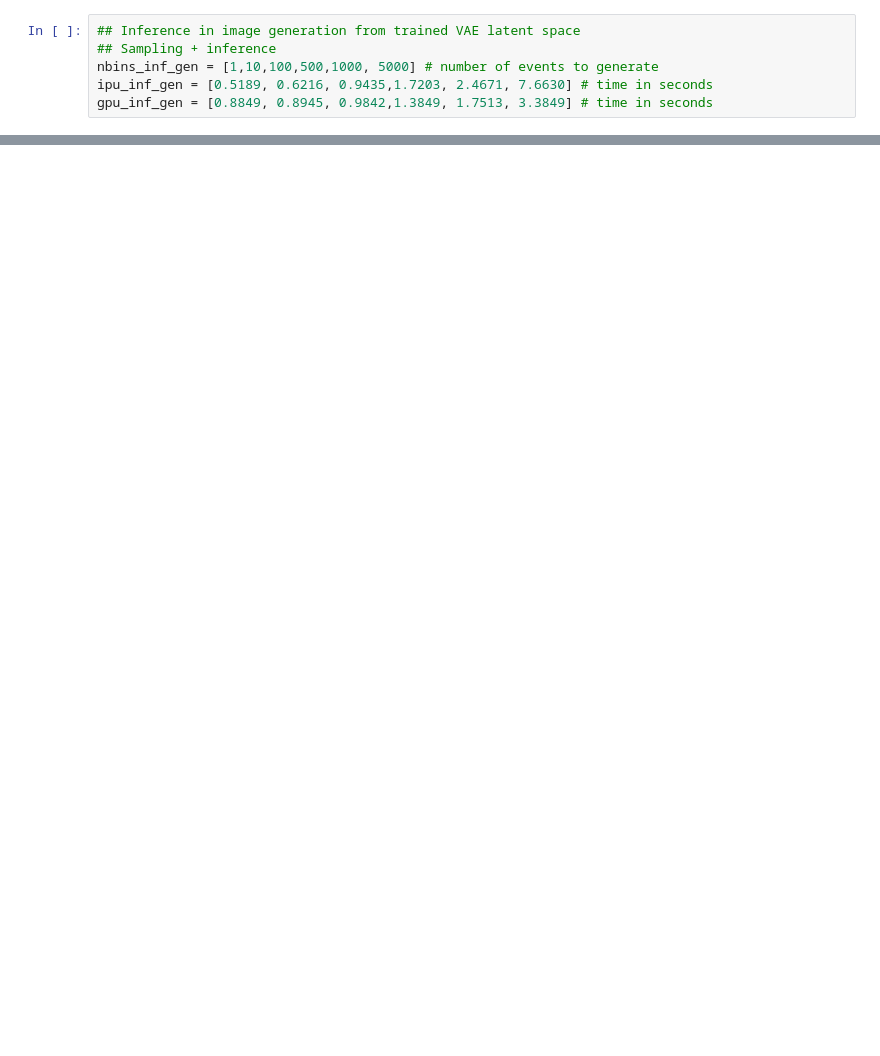
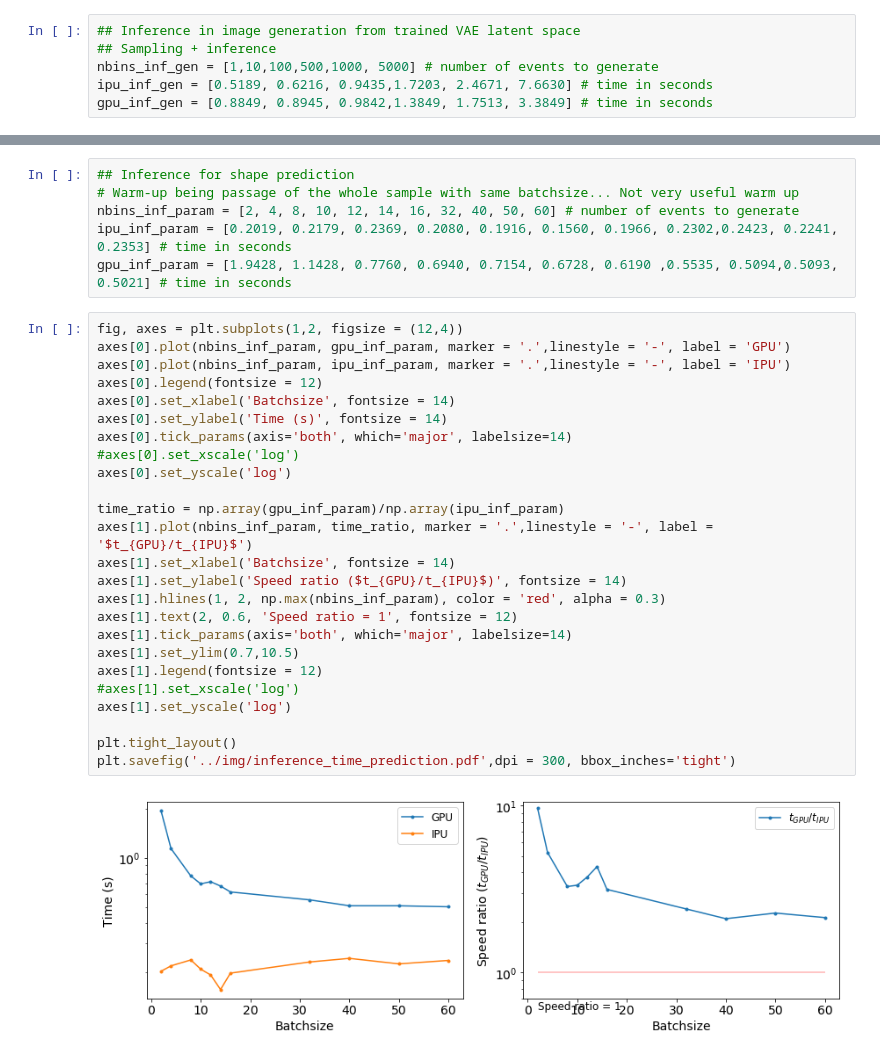
Before and after one commit to BastienArcelin/IPU-GPU, a Jupyter notebook: notebooks/Plot training-inference time.ipynb, the cells around one changed output, grey strips where cells are left out. Drawn from its saved outputs; the diff is of its cells as text; blank space fills up the shorter version.

```diff
--- a/notebooks/Plot training-inference time.ipynb
+++ b/notebooks/Plot training-inference time.ipynb
@@ -145,0 +148,33 @@ plt.savefig('../img/inference_time_prediction.pdf',dpi = 300, bbox_inches='tight
+# %%
+## Inference for shape prediction
+# Warm-up being passage of the whole sample with same batchsize... Not very useful warm up
+nbins_inf_param = [2, 4, 8, 10, 12, 14, 16, 32, 40, 50, 60] # number of events to generate
+ipu_inf_param = [0.2019, 0.2179, 0.2369, 0.2080, 0.1916, 0.1560, 0.1966, 0.2302,0.2423, 0.2241, 0.2353] # time in seconds
+gpu_inf_param = [1.9428, 1.1428, 0.7760, 0.6940, 0.7154, 0.6728, 0.6190 ,0.5535, 0.5094,0.5093, 0.5021] # time in seconds
+# %%
+fig, axes = plt.subplots(1,2, figsize = (12,4))
+axes[0].plot(nbins_inf_param, gpu_inf_param, marker = '.',linestyle = '-', label = 'GPU')
+axes[0].plot(nbins_inf_param, ipu_inf_param, marker = '.',linestyle = '-', label = 'IPU')
+axes[0].legend(fontsize = 12)
+axes[0].set_xlabel('Batchsize', fontsize = 14)
+axes[0].set_ylabel('Time (s)', fontsize = 14)
+axes[0].tick_params(axis='both', which='major', labelsize=14)
+#axes[0].set_xscale('log')
+axes[0].set_yscale('log')
+
+time_ratio = np.array(gpu_inf_param)/np.array(ipu_inf_param)
+axes[1].plot(nbins_inf_param, time_ratio, marker = '.',linestyle = '-', label = '$t_{GPU}/t_{IPU}$')
+axes[1].set_xlabel('Batchsize', fontsize = 14)
+axes[1].set_ylabel('Speed ratio ($t_{GPU}/t_{IPU}$)', fontsize = 14)
+axes[1].hlines(1, 2, np.max(nbins_inf_param), color = 'red', alpha = 0.3)
+axes[1].text(2, 0.6, 'Speed ratio = 1', fontsize = 12)
+axes[1].tick_params(axis='both', which='major', labelsize=14)
+axes[1].set_ylim(0.7,10.5)
+axes[1].legend(fontsize = 12)
+#axes[1].set_xscale('log')
+axes[1].set_yscale('log')
+
+plt.tight_layout()
+plt.savefig('../img/inference_time_prediction.pdf',dpi = 300, bbox_inches='tight')
+# %% [output]
+[figure, added]
```
Also changed, not shown: parts of 6 cells of this notebook, 6 other files.
